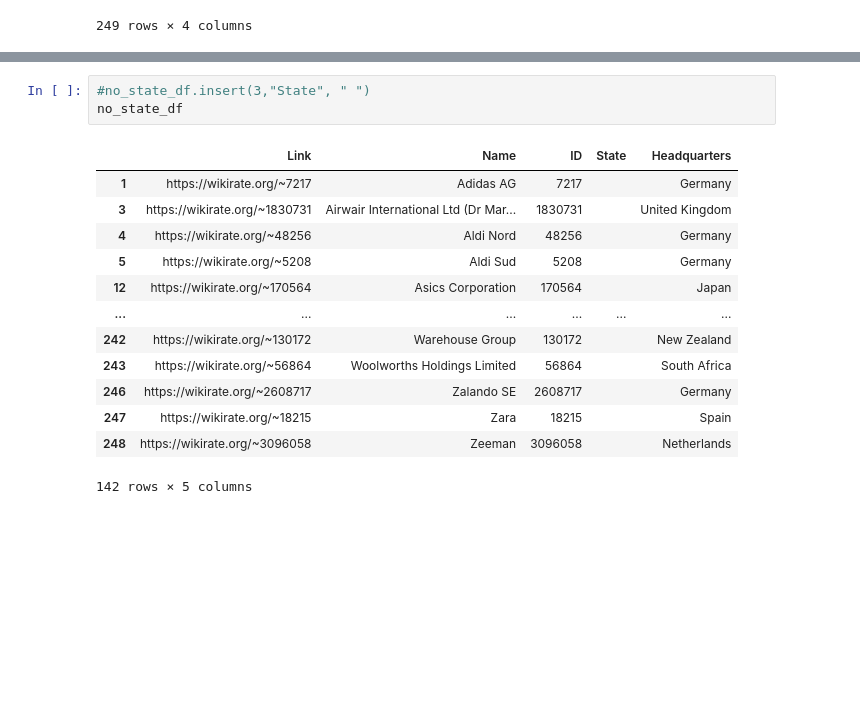
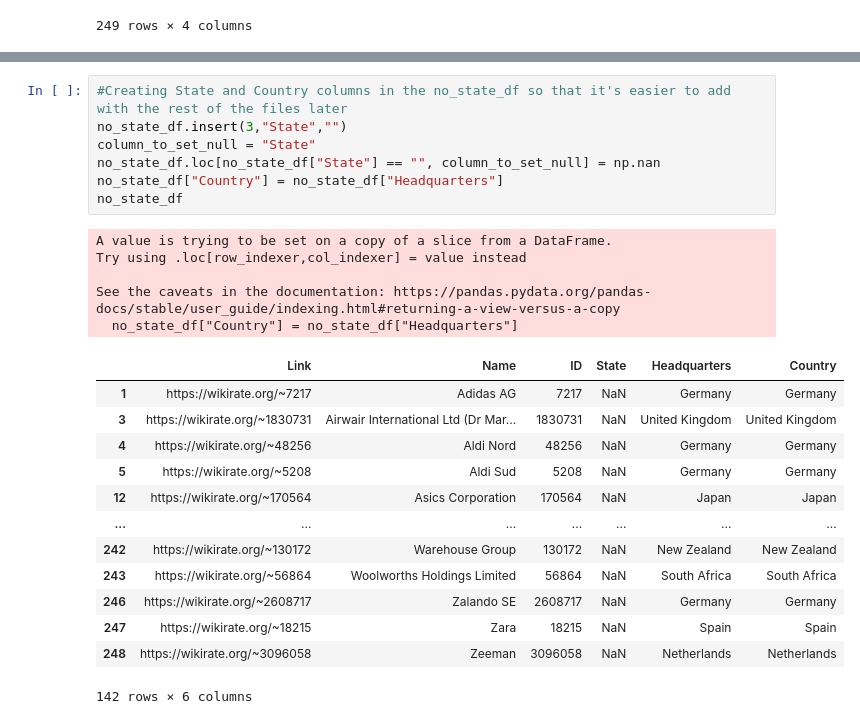
Before and after one commit to aspenjack/Ethical-Fashion, a Jupyter notebook: Ethical-Fashion_v1.ipynb, the cells around one changed output, grey strips where cells are left out. Saved outputs shown, nothing was run; the diff lists cells and outputs as text; blank space fills up the shorter version.

```diff
--- a/Ethical-Fashion_v1.ipynb
+++ b/Ethical-Fashion_v1.ipynb
@@ -175,20 +171,29 @@ no_state_df
 | 247 | https://wikirate.org/~18215 | Zara | 18215 | Spain |
 | 248 | https://wikirate.org/~3096058 | Zeeman | 3096058 | Netherlands |
 142 rows × 4 columns
-# %%
-#no_state_df.insert(3,"State", " ")
-no_state_df
-# %% [output]
-|  | Link | Name | ID | State | Headquarters |
-| 1 | https://wikirate.org/~7217 | Adidas AG | 7217 |  | Germany |
-| 3 | https://wikirate.org/~1830731 | Airwair International Ltd (Dr Mar... | 1830731 |  | United Kingdom |
-| 4 | https://wikirate.org/~48256 | Aldi Nord | 48256 |  | Germany |
-| 5 | https://wikirate.org/~5208 | Aldi Sud | 5208 |  | Germany |
-| 12 | https://wikirate.org/~170564 | Asics Corporation | 170564 |  | Japan |
-| ... | ... | ... | ... | ... | ... |
-| 242 | https://wikirate.org/~130172 | Warehouse Group | 130172 |  | New Zealand |
-| 243 | https://wikirate.org/~56864 | Woolworths Holdings Limited | 56864 |  | South Africa |
-| 246 | https://wikirate.org/~2608717 | Zalando SE | 2608717 |  | Germany |
-| 247 | https://wikirate.org/~18215 | Zara | 18215 |  | Spain |
-| 248 | https://wikirate.org/~3096058 | Zeeman | 3096058 |  | Netherlands |
-142 rows × 5 columns
+# %%
+#Creating State and Country columns in the no_state_df so that it's easier to add with the rest of the files later
+no_state_df.insert(3,"State","")
+column_to_set_null = "State"
+no_state_df.loc[no_state_df["State"] == "", column_to_set_null] = np.nan
+no_state_df["Country"] = no_state_df["Headquarters"]
+no_state_df
+# %% [output]
+A value is trying to be set on a copy of a slice from a DataFrame.
+Try using .loc[row_indexer,col_indexer] = value instead
+
+See the caveats in the documentation: https://pandas.pydata.org/pandas-docs/stable/user_guide/indexing.html#returning-a-view-versus-a-copy
+  no_state_df["Country"] = no_state_df["Headquarters"]
+|  | Link | Name | ID | State | Headquarters | Country |
+| 1 | https://wikirate.org/~7217 | Adidas AG | 7217 | NaN | Germany | Germany |
+| 3 | https://wikirate.org/~1830731 | Airwair International Ltd (Dr Mar... | 1830731 | NaN | United Kingdom | United Kingdom |
+| 4 | https://wikirate.org/~48256 | Aldi Nord | 48256 | NaN | Germany | Germany |
+| 5 | https://wikirate.org/~5208 | Aldi Sud | 5208 | NaN | Germany | Germany |
+| 12 | https://wikirate.org/~170564 | Asics Corporation | 170564 | NaN | Japan | Japan |
+| ... | ... | ... | ... | ... | ... | ... |
+| 242 | https://wikirate.org/~130172 | Warehouse Group | 130172 | NaN | New Zealand | New Zealand |
+| 243 | https://wikirate.org/~56864 | Woolworths Holdings Limited | 56864 | NaN | South Africa | South Africa |
+| 246 | https://wikirate.org/~2608717 | Zalando SE | 2608717 | NaN | Germany | Germany |
+| 247 | https://wikirate.org/~18215 | Zara | 18215 | NaN | Spain | Spain |
+| 248 | https://wikirate.org/~3096058 | Zeeman | 3096058 | NaN | Netherlands | Netherlands |
+142 rows × 6 columns
```
Also changed, not shown: parts of 28 cells of this notebook.
